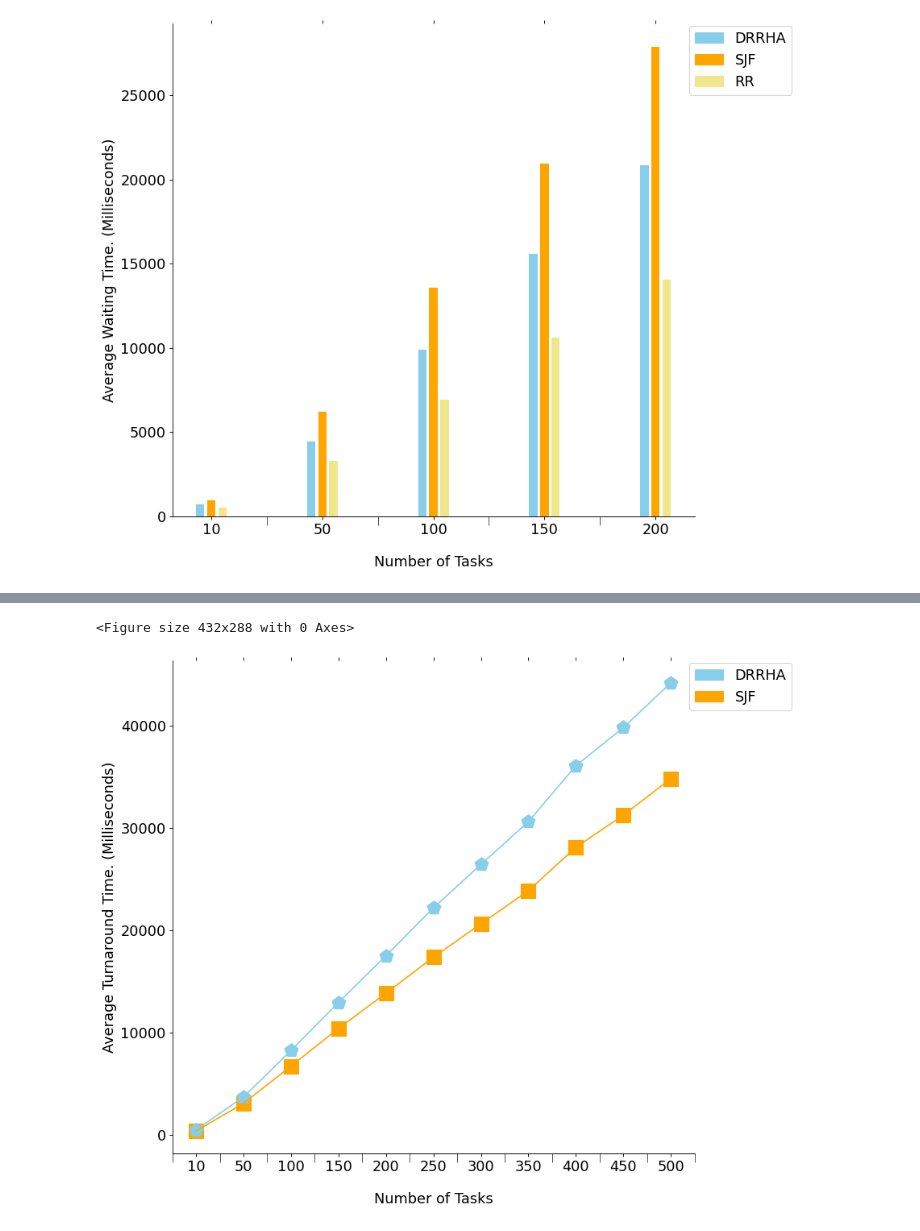
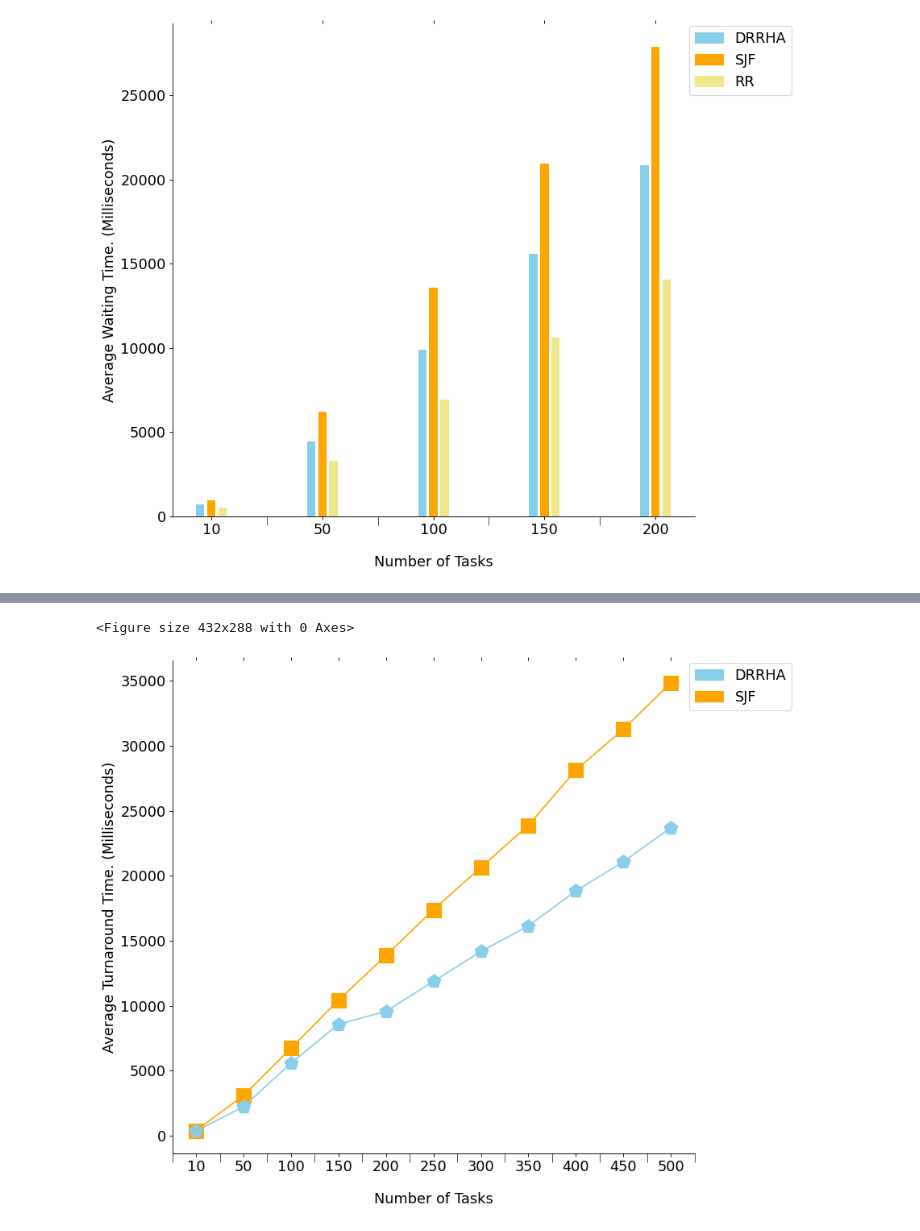
Before and after one commit to Bhaikko/mdrrha, a Jupyter notebook: src/graph_handler.ipynb, the cells around one changed output, grey strips where cells are left out. Saved outputs shown, nothing was run; the diff lists cells and outputs as text; code cells hidden in the pictures.

```diff
--- a/src/graph_handler.ipynb
+++ b/src/graph_handler.ipynb
@@ -384,35 +384,35 @@ ax.spines['right'].set_visible(False)
 # Plotting Bars
 marker_size = 250
 
-plot_metric = 'avgWT'
+# plot_metric = 'avgWT'
 # plot_metric = 'avgTAT'
-# plot_metric = 'avgRT'
+plot_metric = 'avgRT'
 
 ax.plot(X_axis, sjf_values[plot_metric].to_numpy(), color = colors[2])
 plt.scatter(X_axis, sjf_values[plot_metric].to_numpy(), marker = 's', s = marker_size, color = colors[2])
 
 ax.plot(X_axis, drrha_values[plot_metric].to_numpy(), color = colors[0])
 plt.scatter(X_axis, drrha_values[plot_metric].to_numpy(), marker = 'p', s = marker_size, color = colors[0])
 
 # Configuring Legend
 legend_elements = []
 
 for i in range(0, len(colors), 2):
     legend_elements.append(
         Patch(facecolor=colors[i], edgecolor=colors[i], label=colors[i + 1])
     )
 
 ax.legend(
     handles = legend_elements,
     loc = 'upper right',
     bbox_to_anchor=(1.20, 1.01)
 )
 
 plt.xlabel('Number of Tasks', labelpad = 20)
 # plt.ylabel('Average Waiting Time. (Milliseconds)')
 plt.ylabel('Average Turnaround Time. (Milliseconds)')
 # plt.title('Comparison of the average Waiting time of SJF and DRRHA.')
 plt.show()
 # %% [output]
 <Figure size 432x288 with 0 Axes>
-[figure, old version]
+[figure, new version]
```
Also changed, not shown: parts of 1 cell of this notebook, 4 other files.
